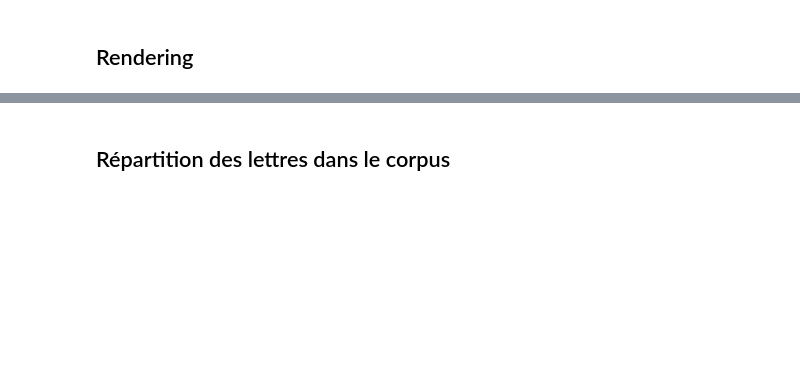
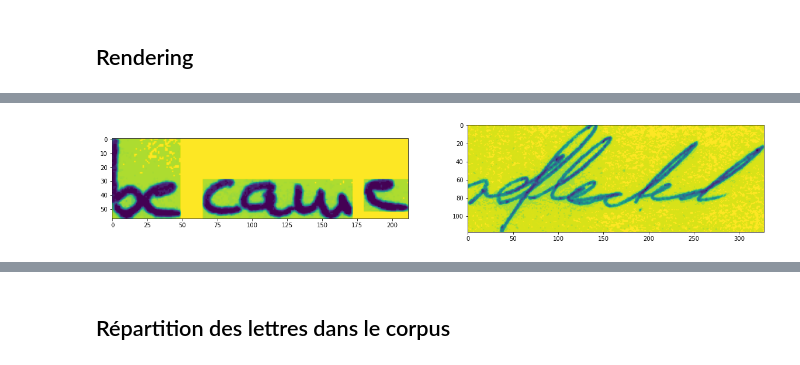
Before and after one commit to Jpec57/ocr-iam, a Jupyter notebook: notebooks/explorating_words.ipynb, the cells around one changed output, grey strips where cells are left out. Saved outputs shown, nothing was run; the diff lists cells and outputs as text; code cells hidden in the pictures; blank space fills up the shorter version.

```diff
--- a/notebooks/explorating_words.ipynb
+++ b/notebooks/explorating_words.ipynb
@@ -153,0 +186,27 @@ plot_bounding_box(df.iloc[42])
+# %%
+min_gray_level = df['gray_level'].min()
+max_gray_level = df['gray_level'].max()
+
+low_gray_level_line_index = df[df['gray_level'] == min_gray_level].index.tolist()[0]
+high_gray_level_line_index = df[df['gray_level'] == max_gray_level].index.tolist()[0]
+
+low_gray_form_img_path =  df.iloc[low_gray_level_line_index].form_img_path
+low_gray_letter_img_path = df.iloc[low_gray_level_line_index].word_img_path
+
+high_gray_form_img_path = df.iloc[high_gray_level_line_index].form_img_path
+high_gray_letter_img_path = df.iloc[high_gray_level_line_index].word_img_path
+
+low_gray_form_img = plt.imread(low_gray_form_img_path)
+low_gray_letter_img = plt.imread(low_gray_letter_img_path)
+
+high_gray_form_img = plt.imread(high_gray_form_img_path)
+high_gray_letter_img = plt.imread(high_gray_letter_img_path)
+# %%
+fig,ax = plt.subplots(1, 2, figsize = (20,10))
+
+ax = ax.ravel()
+ax[0].imshow(low_gray_letter_img)
+ax[1].imshow(high_gray_letter_img)
+plt.show()
+# %% [output]
+[figure, added]
```
Also changed, not shown: parts of 38 cells of this notebook.
